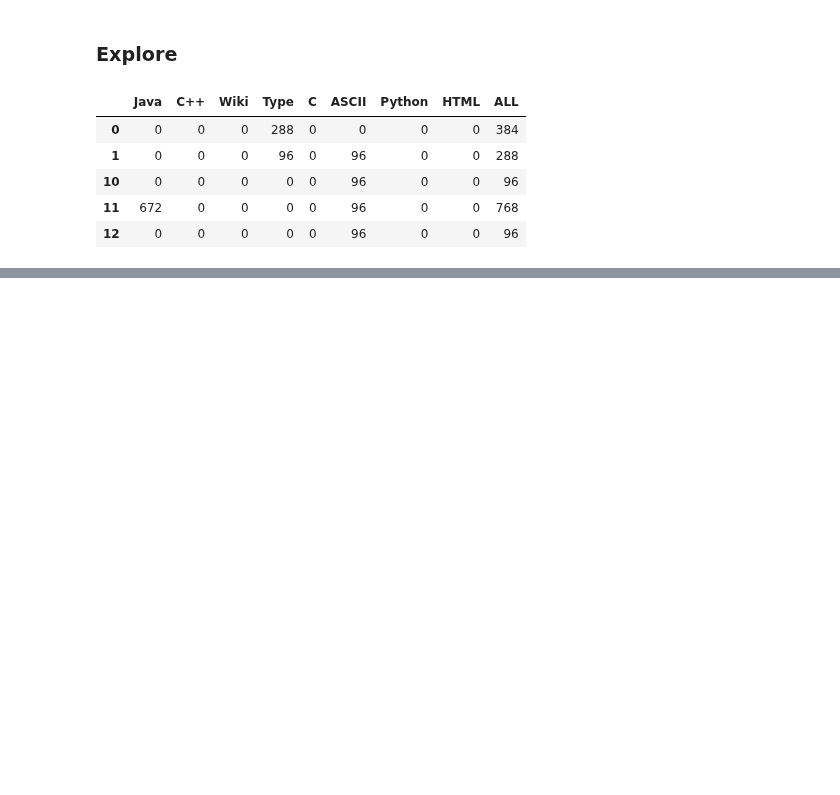
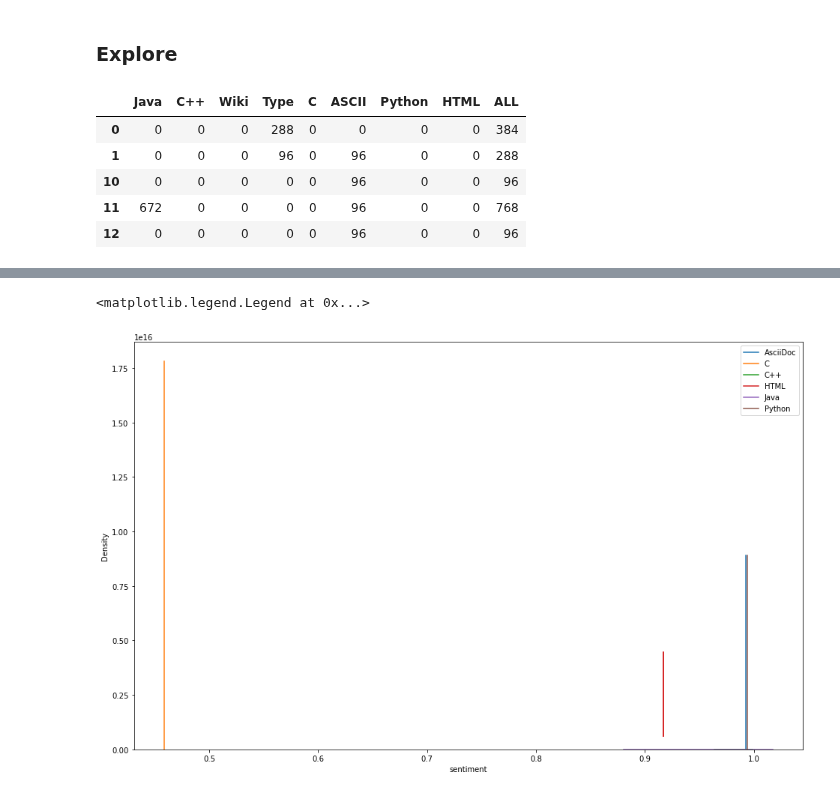
Before and after one commit to TeamAwesomeQuackers/NLP_Project, a Jupyter notebook: Workbooks/paige_Explore_NLP-Copy1.ipynb, the cells around one changed output, grey strips where cells are left out. Cells and saved outputs as stored; diff of their text form; code cells hidden in the pictures; blank space fills up the shorter version.

```diff
--- a/Workbooks/paige_Explore_NLP-Copy1.ipynb
+++ b/Workbooks/paige_Explore_NLP-Copy1.ipynb
@@ -214,0 +231,3 @@ _ = plt.yticks(ticks, labels)
+# %%
+# looking at sentiment
+sia = nltk.sentiment.SentimentIntensityAnalyzer()
@@ -214,0 +243,3 @@ _ = plt.yticks(ticks, labels)
+# %%
+df['sentiment'] = df.readme_contents.apply(lambda doc: sia.polarity_scores(doc)['compound'])
+df.head()
@@ -214,0 +266,15 @@ _ = plt.yticks(ticks, labels)
+# %%
+# is the distribution
+plt.figure(figsize = (16,10))
+sns.kdeplot(df[df.language == 'AsciiDoc'].sentiment, label = 'AsciiDoc')
+sns.kdeplot(df[df.language == 'C'].sentiment, label = 'C')
+sns.kdeplot(df[df.language == 'C++'].sentiment, label = 'C++')
+sns.kdeplot(df[df.language == 'HTML'].sentiment, label = 'HTML')
+sns.kdeplot(df[df.language == 'Java'].sentiment, label = 'Java')
+sns.kdeplot(df[df.language == 'Python'].sentiment, label = 'Python')
+#sns.kdeplot(df[df.language == 'TypeScript'].sentiment, label = 'TypeScript')
+#sns.kdeplot(df[df.language == 'Wikitext'].sentiment, label = 'Wikitext')
+plt.legend(['AsciiDoc', 'C', 'C++', 'HTML', 'Java', 'Python'])
+# %% [output]
+<matplotlib.legend.Legend at 0x...>
+[figure, added]
```
Also changed, not shown: parts of 22 cells of this notebook, 3 other files.
